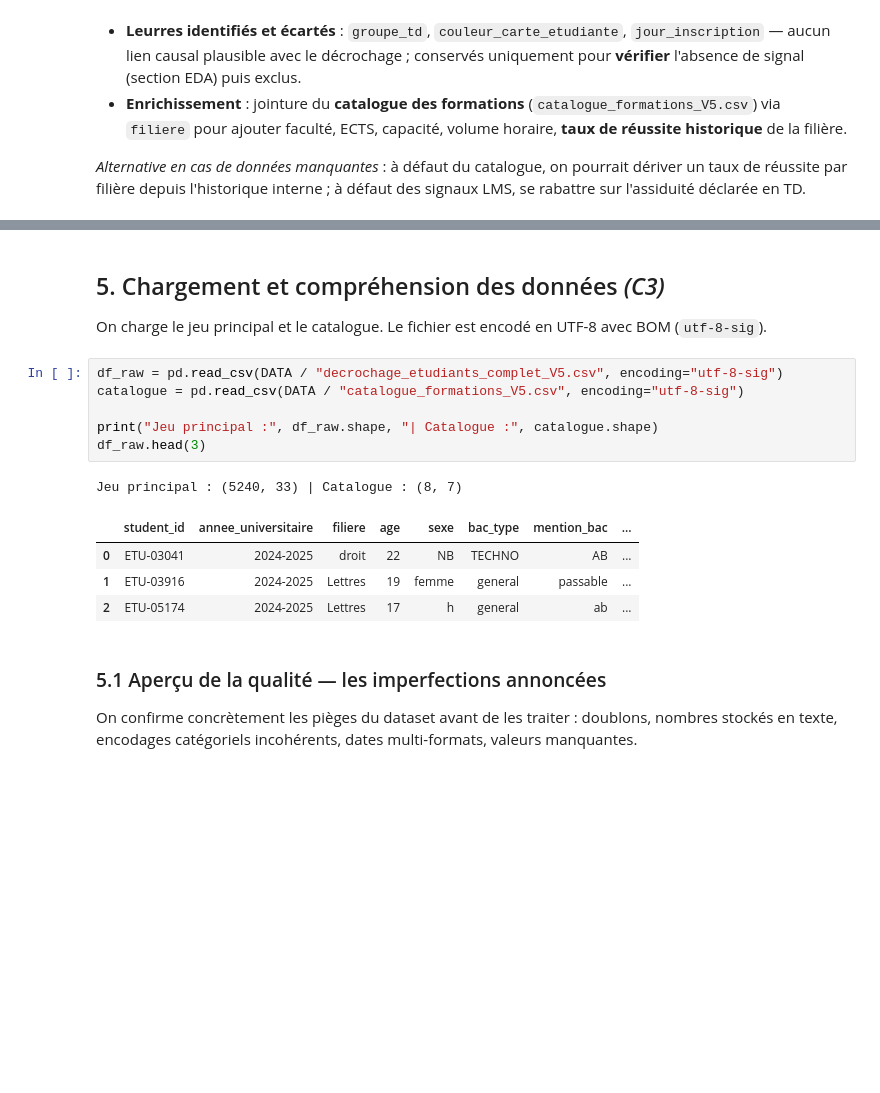
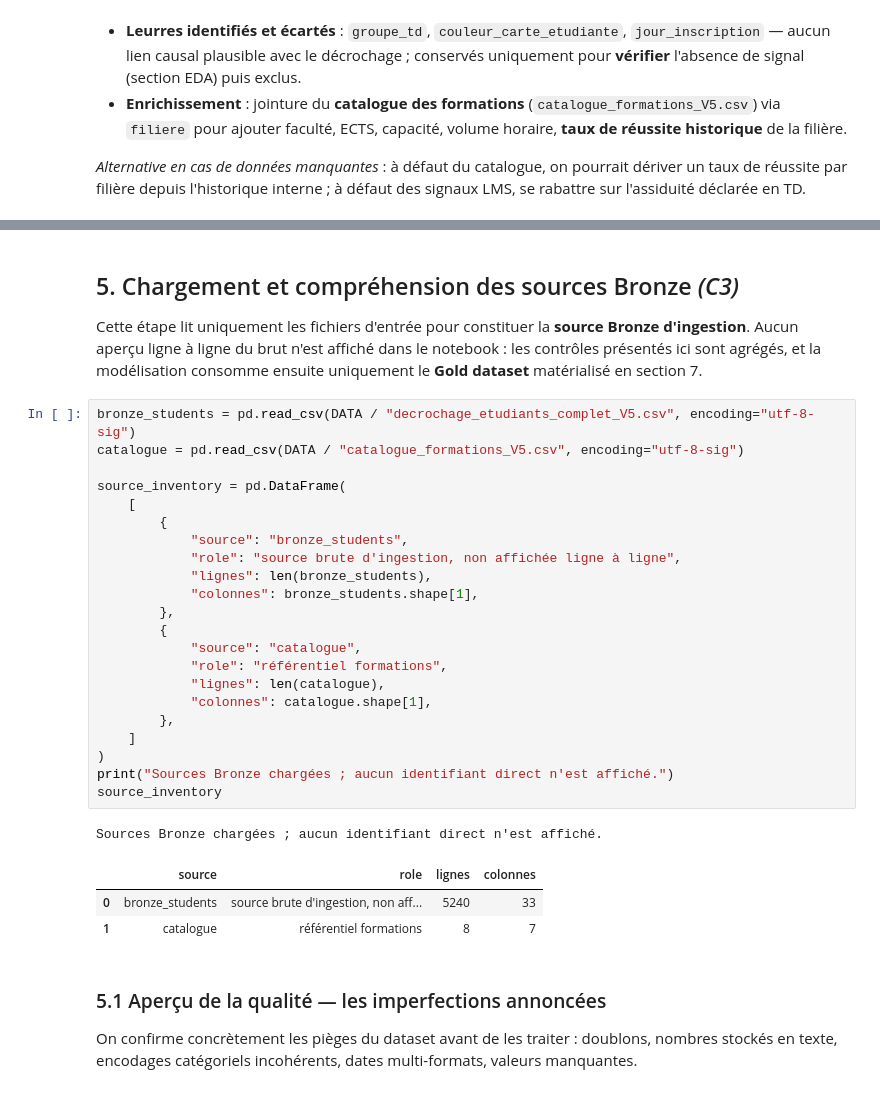
Before and after one commit to MichaeLab34/examen, a Jupyter notebook: notebooks/decrochage_etudiant.ipynb, the cells around one changed output, grey strips where cells are left out. Saved outputs shown, nothing was run; the diff lists cells and outputs as text; blank space fills up the shorter version.

```diff
--- a/notebooks/decrochage_etudiant.ipynb
+++ b/notebooks/decrochage_etudiant.ipynb
@@ -152,19 +183,34 @@ La **direction de la réussite étudiante** doit décider, à mi-S1, **quels ét
 # %% [markdown]
-## 5. Chargement et compréhension des données *(C3)*
+## 5. Chargement et compréhension des sources Bronze *(C3)*
 
-On charge le jeu principal et le catalogue. Le fichier est encodé en UTF-8 avec BOM (`utf-8-sig`).
+Cette étape lit uniquement les fichiers d'entrée pour constituer la **source Bronze d'ingestion**. Aucun aperçu ligne à ligne du brut n'est affiché dans le notebook : les contrôles présentés ici sont agrégés, et la modélisation consomme ensuite uniquement le **Gold dataset** matérialisé en section 7.
 # %%
-df_raw = pd.read_csv(DATA / "decrochage_etudiants_complet_V5.csv", encoding="utf-8-sig")
+bronze_students = pd.read_csv(DATA / "decrochage_etudiants_complet_V5.csv", encoding="utf-8-sig")
 catalogue = pd.read_csv(DATA / "catalogue_formations_V5.csv", encoding="utf-8-sig")
 
-print("Jeu principal :", df_raw.shape, "| Catalogue :", catalogue.shape)
-df_raw.head(3)
+source_inventory = pd.DataFrame(
+    [
+        {
+            "source": "bronze_students",
+            "role": "source brute d'ingestion, non affichée ligne à ligne",
+            "lignes": len(bronze_students),
+            "colonnes": bronze_students.shape[1],
+        },
+        {
+            "source": "catalogue",
+            "role": "référentiel formations",
+            "lignes": len(catalogue),
+            "colonnes": catalogue.shape[1],
+        },
+    ]
+)
+print("Sources Bronze chargées ; aucun identifiant direct n'est affiché.")
+source_inventory
 # %% [output]
-Jeu principal : (5240, 33) | Catalogue : (8, 7)
+Sources Bronze chargées ; aucun identifiant direct n'est affiché.
-|  | student_id | annee_universitaire | filiere | age | sexe | bac_type | mention_bac | ... |
-| 0 | ETU-03041 | 2024-2025 | droit | 22 | NB | TECHNO | AB | ... |
-| 1 | ETU-03916 | 2024-2025 | Lettres | 19 | femme | general | passable | ... |
-| 2 | ETU-05174 | 2024-2025 | Lettres | 17 | h | general | ab | ... |
+|  | source | role | lignes | colonnes |
+| 0 | bronze_students | source brute d'ingestion, non aff... | 5240 | 33 |
+| 1 | catalogue | référentiel formations | 8 | 7 |
 # %% [markdown]
 ### 5.1 Aperçu de la qualité — les imperfections annoncées
 
```
Also changed, not shown: parts of 30 cells of this notebook, 23 other files.
